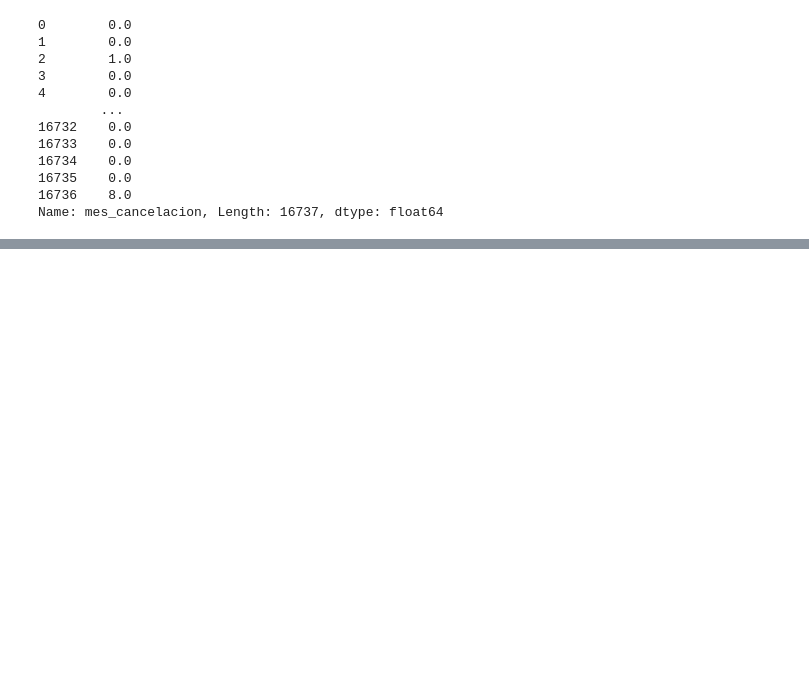
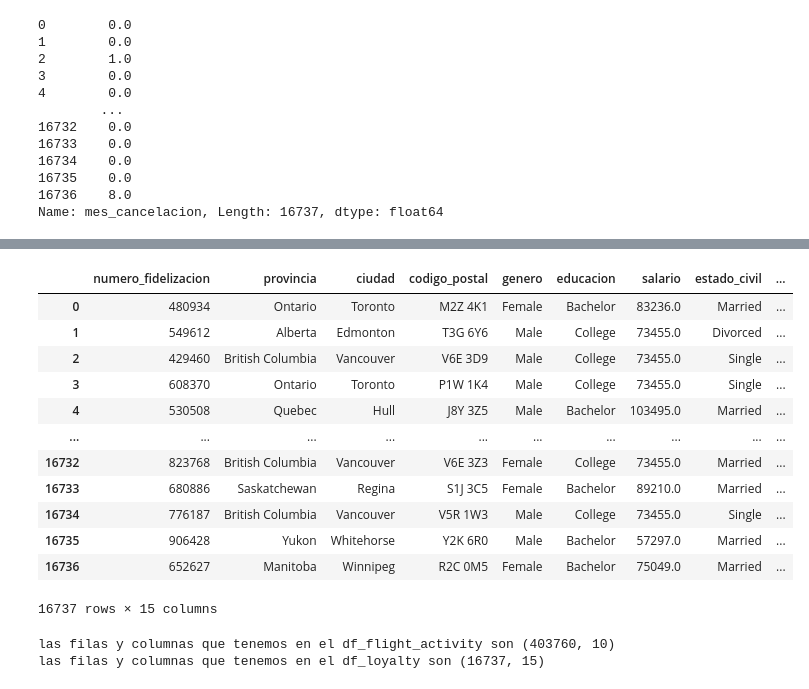
Before and after one commit to Adalab/bda-modulo-3-evaluacion-final-Lolamarba, a Jupyter notebook: FASE_1_Limpieza_Union.ipynb, the cells around one changed output, grey strips where cells are left out. Saved outputs shown, nothing was run; the diff lists cells and outputs as text; code cells hidden in the pictures; blank space fills up the shorter version.

```diff
--- a/FASE_1_Limpieza_Union.ipynb
+++ b/FASE_1_Limpieza_Union.ipynb
@@ -512,0 +532,5 @@ plt.show()
+# %%
+# Con este bucle for verificamos la cantidad de valores duplicados por columna en el DataFrame Loyalty
+
+for col in df_loyalty.columns:
+    print(f"{col} - {df_loyalty[col].duplicated().sum()}")
@@ -551,0 +609,29 @@ Name: mes_cancelacion, Length: 16737, dtype: float64
+# %%
+# Convertimos a numérico csv ---> Customer Loyalty History
+
+# Columnas a convertir a numérico
+
+columnas_a_convertir = ["año_inscripcion", "mes_inscripcion", "año_cancelacion", "mes_cancelacion"]
+for col in columnas_a_convertir:
+    df_loyalty[col] = df_loyalty[col].astype(int)
+# %%
+# Columna a convertir a valores positivos
+
+columna_a_convertir_a_positivo = "salario"
+df_loyalty[columna_a_convertir_a_positivo] = df_loyalty[columna_a_convertir_a_positivo].abs()
+
+df_loyalty
+# %% [output]
+|  | numero_fidelizacion | provincia | ciudad | codigo_postal | genero | educacion | salario | estado_civil | ... |
+| 0 | 480934 | Ontario | Toronto | M2Z 4K1 | Female | Bachelor | 83236.0 | Married | ... |
+| 1 | 549612 | Alberta | Edmonton | T3G 6Y6 | Male | College | 73455.0 | Divorced | ... |
+| 2 | 429460 | British Columbia | Vancouver | V6E 3D9 | Male | College | 73455.0 | Single | ... |
+| 3 | 608370 | Ontario | Toronto | P1W 1K4 | Male | College | 73455.0 | Single | ... |
+| 4 | 530508 | Quebec | Hull | J8Y 3Z5 | Male | Bachelor | 103495.0 | Married | ... |
+| ... | ... | ... | ... | ... | ... | ... | ... | ... | ... |
+| 16732 | 823768 | British Columbia | Vancouver | V6E 3Z3 | Female | College | 73455.0 | Married | ... |
+| 16733 | 680886 | Saskatchewan | Regina | S1J 3C5 | Female | Bachelor | 89210.0 | Married | ... |
+| 16734 | 776187 | British Columbia | Vancouver | V5R 1W3 | Male | College | 73455.0 | Single | ... |
+| 16735 | 906428 | Yukon | Whitehorse | Y2K 6R0 | Male | Bachelor | 57297.0 | Married | ... |
+| 16736 | 652627 | Manitoba | Winnipeg | R2C 0M5 | Female | Bachelor | 75049.0 | Married | ... |
+16737 rows × 15 columns
@@ -551,0 +640,9 @@ Name: mes_cancelacion, Length: 16737, dtype: float64
+# %%
+# Forma de los CSV originales
+
+print(f"las filas y columnas que tenemos en el df_flight_activity son {df_flight_activity_sin_duplicados.shape}")
+
+print(f"las filas y columnas que tenemos en el df_loyalty son {df_loyalty.shape}")
+# %% [output]
+las filas y columnas que tenemos en el df_flight_activity son (403760, 10)
+las filas y columnas que tenemos en el df_loyalty son (16737, 15)
```
Also changed, not shown: parts of 27 cells of this notebook.
